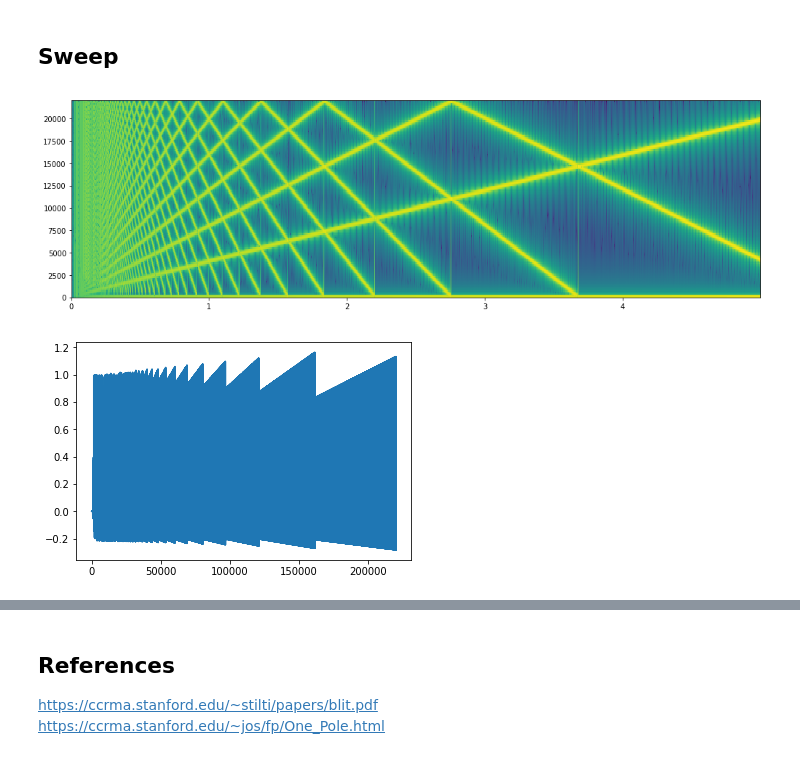
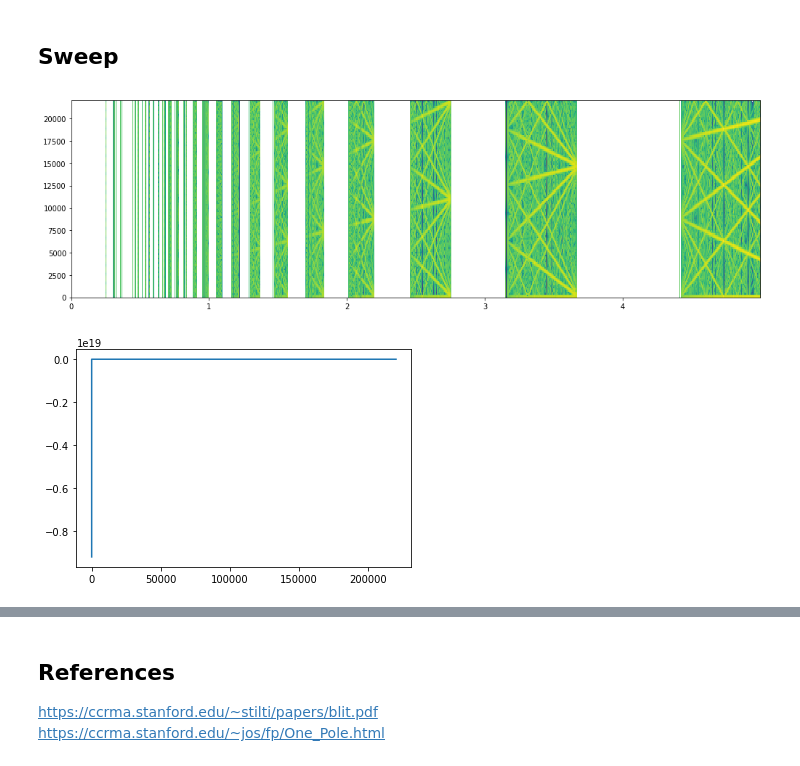
Before and after one commit to znibbles/01-advanced-synthesis-techniques, a Jupyter notebook: 01-BLIT.ipynb, the cells around one changed output, grey strips where cells are left out. Saved outputs shown, nothing was run; the diff lists cells and outputs as text; code cells hidden in the pictures.

```diff
--- a/01-BLIT.ipynb
+++ b/01-BLIT.ipynb
@@ -45,6 +48,10 @@ $$ M = 2\cdot floor(P/2)+1 $$
 def sincM(x, M):
     return np.sin(np.pi*x)/(M*np.sin((np.pi*x)/M))
 def sampledSinc(n,M,P):
-    if P.is_integer():  # actually we need to look for values when n % (2*P) == 0
-        P-=0.001 #Hack to ensure M!=P.
-    return (M/P)*sincM((M/P)*n, M)
+    output = np.zeros_like(n)
+    cond = n % (2*P) != 0
+    condInv = n % (2*P) == 0
+    output[cond] = (M/P)*sincM((M/P)*n[cond], M)
+    P-=0.001
+    output[condInv] = (M/P)*sincM((M/P)*n[condInv], M)
+    return output
@@ -201,33 +231,33 @@ Audio(data=saw, rate=fs)
 # %%
 T = 5 #sec
 fs = 44100. #Hz
 N = int(T*fs) #num Samples
 n = np.arange(N)+1 #sample Index
 t = n/fs #time
 freqSweep = np.linspace(20, 10000, N)
 
 Y = np.zeros_like(t)
 
 
 for i in range(N):
     freq = freqSweep[i] #Hz
     T1 = 1./freq #period in Seconds
     Ts = 1./fs #sampling Period
     P = T1/Ts # (1/freq)*fs
     M = 2*np.floor(P/2.)+1 #Number of Harmonics
-    y = sampledSinc(i, M, P)
+    y = sampledSinc(np.array([i]), M, P)
     Y[i]=y
 
 plt.figure(figsize=[17,5])
 plt.specgram(Y, Fs=fs)
 plt.show()
 # %% [output]
-[figure, old version]
+[figure, new version]
 # %%
 plt.plot(Y)
 plt.show()
 # %% [output]
-[figure, old version]
+[figure, new version]
 # %%
 Audio(data=Y, rate=fs)
 # %% [output]
```
Also changed, not shown: parts of 5 cells of this notebook.
